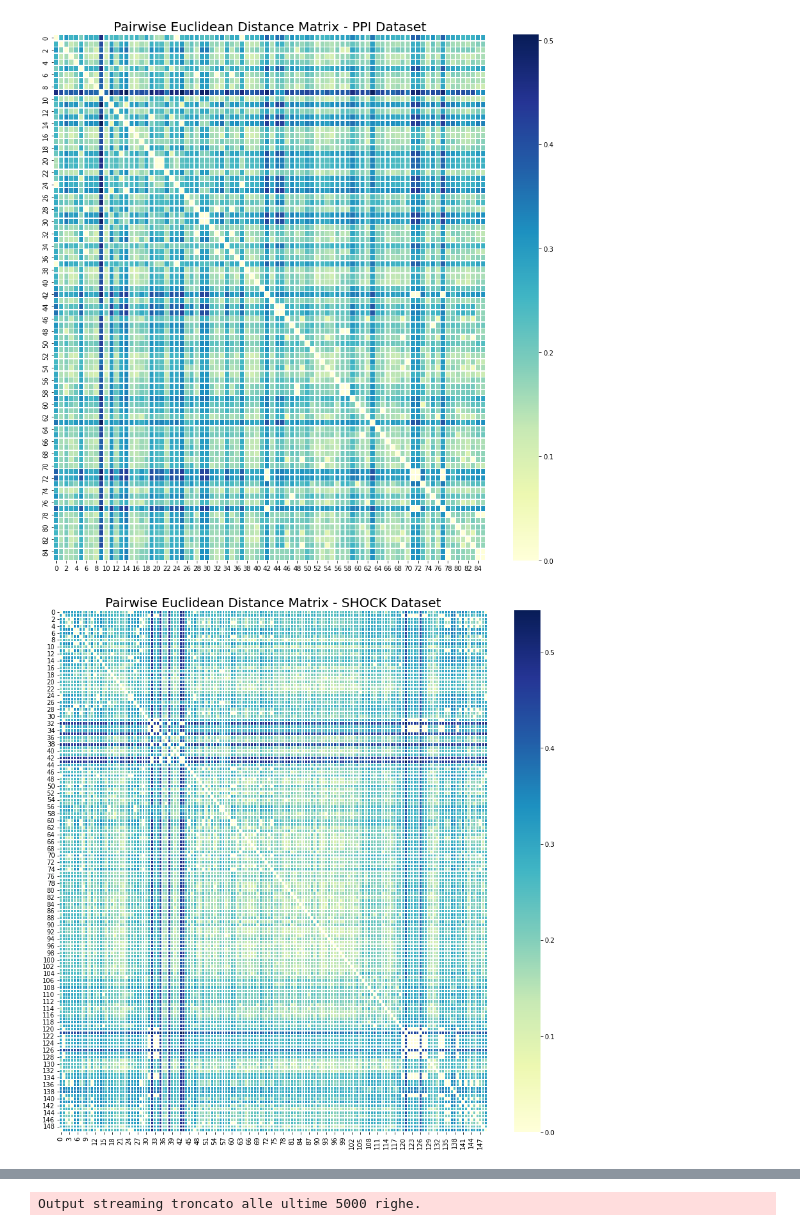
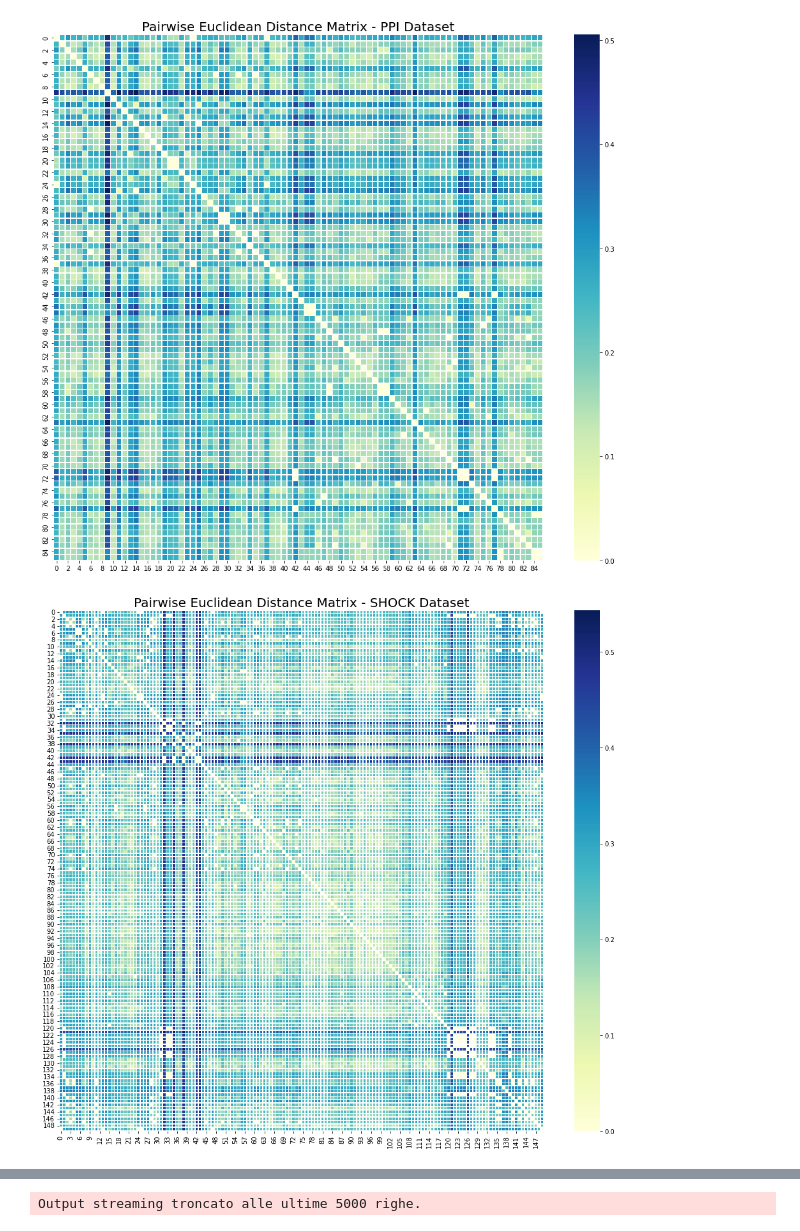
Before and after one commit to zuliani99/ManifoldLearning-GraphKernels, a Jupyter notebook: solve.ipynb, the cells around one changed output, grey strips where cells are left out. Saved outputs shown, nothing was run; the diff lists cells and outputs as text; code cells hidden in the pictures.

```diff
--- a/solve.ipynb
+++ b/solve.ipynb
@@ -135,14 +147,14 @@ for t in threads: t.join()
 pd_mats = [pairwise_distances(wl.pairwise_sim_matrix, metric='euclidean') for wl in WL]
 # %%
 for idx, pd in enumerate(pd_mats):
-  fig = plt.figure(figsize=(15,15))
+  fig = plt.figure(figsize=(17,15))
   p = sns.heatmap(pd, cmap="YlGnBu", linewidth=.5,)
   p.set_title("Pairwise Euclidean Distance Matrix - " + DS[idx] + " Dataset", {'fontsize': 20})
   plt.show()
   print('\n')
 # %% [output]
-[figure, old version]
+[figure, new version]
-[figure, old version]
+[figure, new version]
 # %%
 import pandas as pd
 
```
Also changed, not shown: parts of 8 cells of this notebook.
